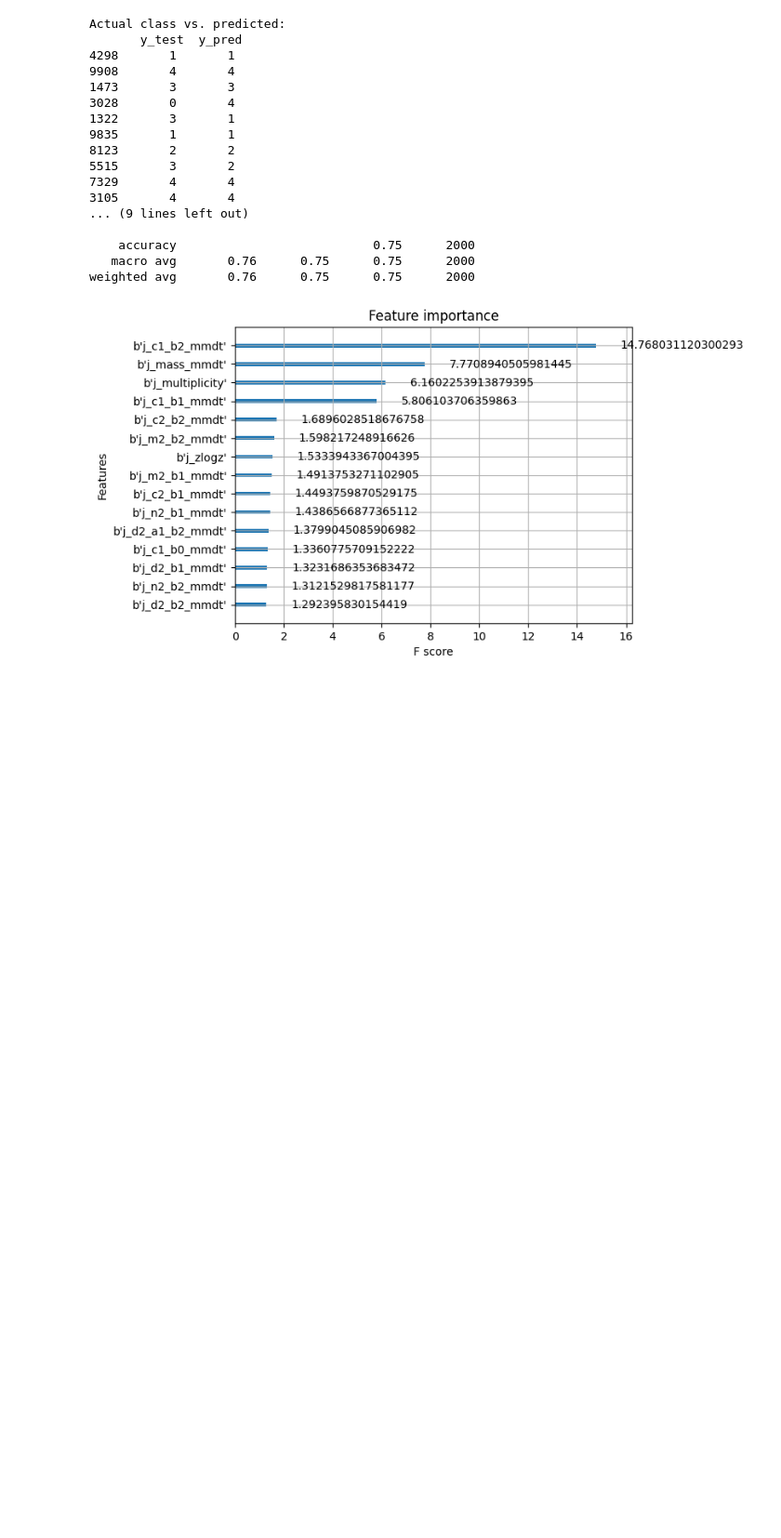
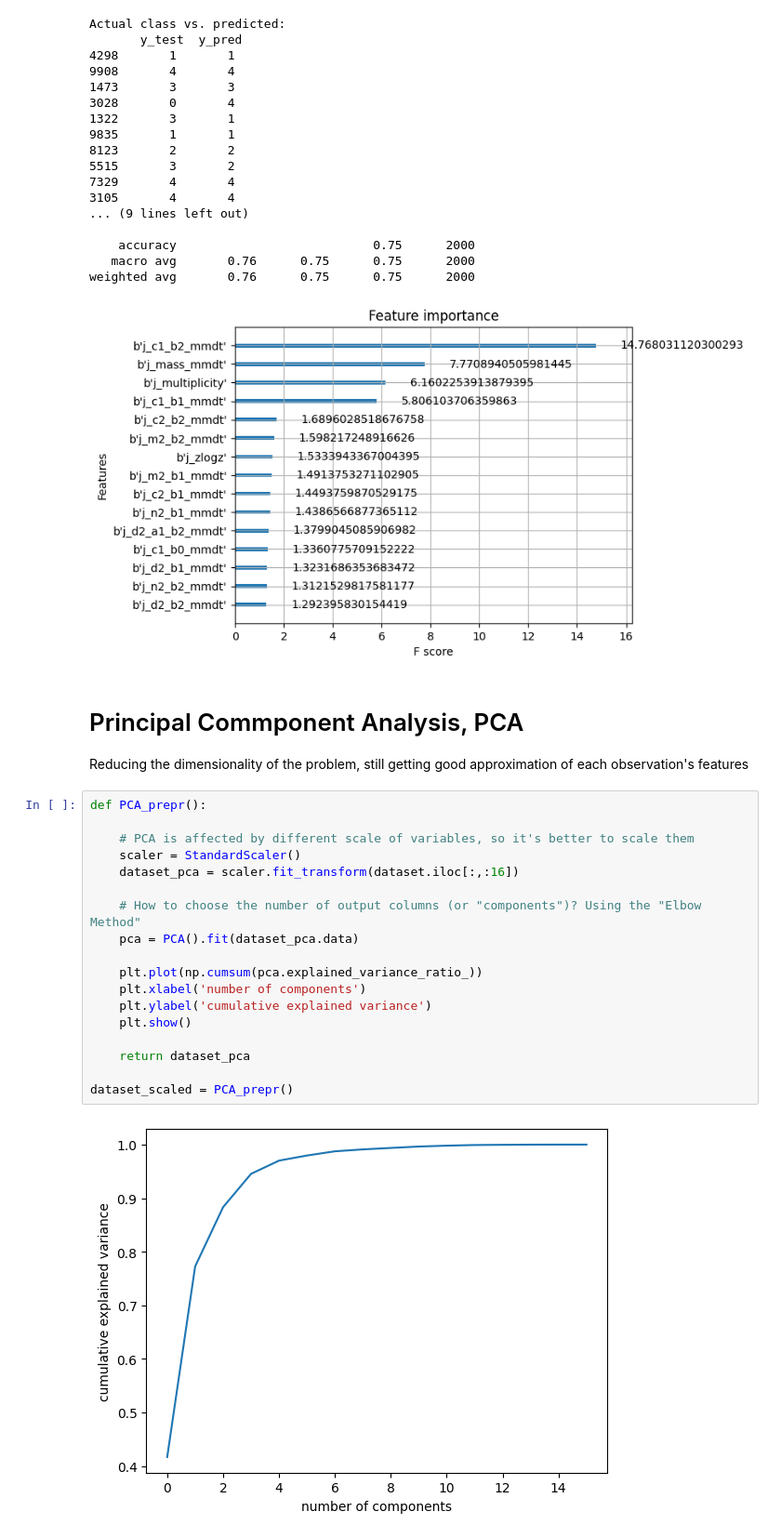
Before and after one commit to vincenzojrs/Machine-Learning-Exploration-for-Collider-Physics, a Jupyter notebook: main/MLCP_FEATUREENG.ipynb, the cells around one changed output. Shown at 93% size. Saved outputs shown, nothing was run; the diff lists cells and outputs as text; blank space fills up the shorter version.

```diff
--- a/main/MLCP_FEATUREENG.ipynb
+++ b/main/MLCP_FEATUREENG.ipynb
@@ -76,3 +85,26 @@ Actual class vs. predicted:
    macro avg       0.76      0.75      0.75      2000
 weighted avg       0.76      0.75      0.75      2000
 [figure]
+# %% [markdown]
+# Principal Commponent Analysis, PCA
+Reducing the dimensionality of the problem, still getting good approximation of each observation's features
+# %%
+def PCA_prepr():
+
+    # PCA is affected by different scale of variables, so it's better to scale them
+    scaler = StandardScaler()
+    dataset_pca = scaler.fit_transform(dataset.iloc[:,:16])
+
+    # How to choose the number of output columns (or "components")? Using the "Elbow Method"
+    pca = PCA().fit(dataset_pca.data)
+
+    plt.plot(np.cumsum(pca.explained_variance_ratio_))
+    plt.xlabel('number of components')
+    plt.ylabel('cumulative explained variance')
+    plt.show()
+
+    return dataset_pca
+
+dataset_scaled = PCA_prepr()
+# %% [output]
+[figure, added]
```
Also changed, not shown: parts of 5 cells of this notebook.
